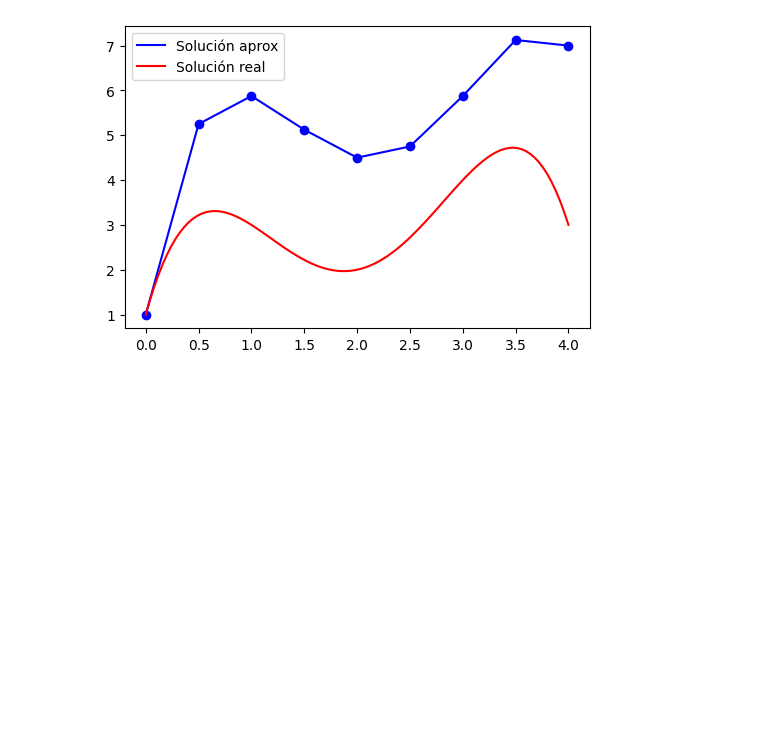
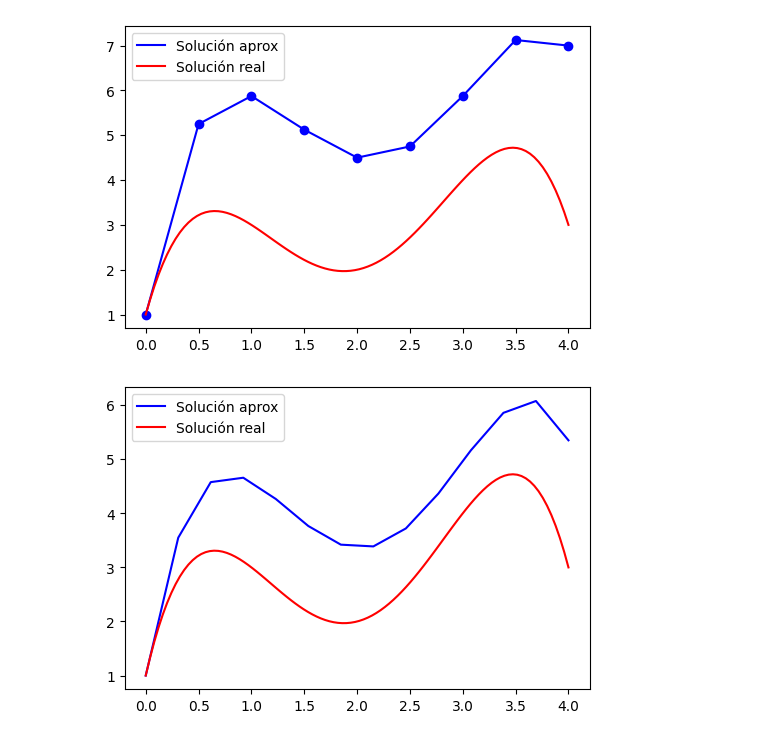
Before and after one commit to gmauricio-toledo/UNISON-teaching, a Jupyter notebook: EDO.ipynb, the cells around one changed output. Saved outputs shown, nothing was run; the diff lists cells and outputs as text; code cells hidden in the pictures; blank space fills up the shorter version.

```diff
--- a/EDO.ipynb
+++ b/EDO.ipynb
@@ -37,3 +37,19 @@ plt.legend(loc='best')
 plt.show()
 # %% [output]
 [figure]
+# %%
+f = lambda x: -2*x**3 + 12*x**2 - 20*x + 8.5
+sol = lambda x:-0.5*x**4 + 4*x**3 - 10*x**2 + 8.5*x + 1
+
+a = 0
+b = 4
+h = 0.3
+x0 = 0
+y0 = 1
+
+solver = EulerEDO(f,sol)
+solver.fit(a,b,h,x0,y0)
+
+solver.plot(plot_nodes=False)
+# %% [output]
+[figure, added]
```
